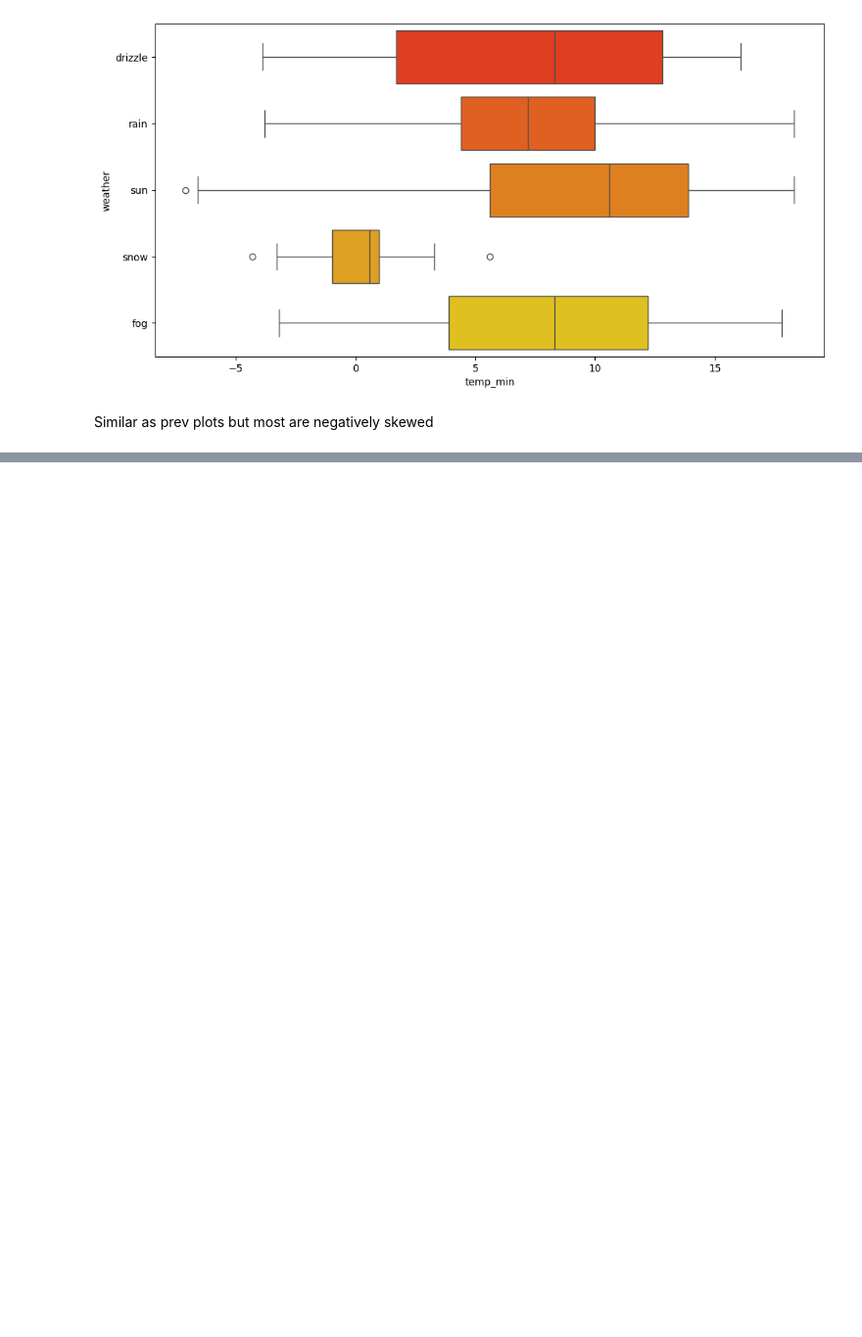
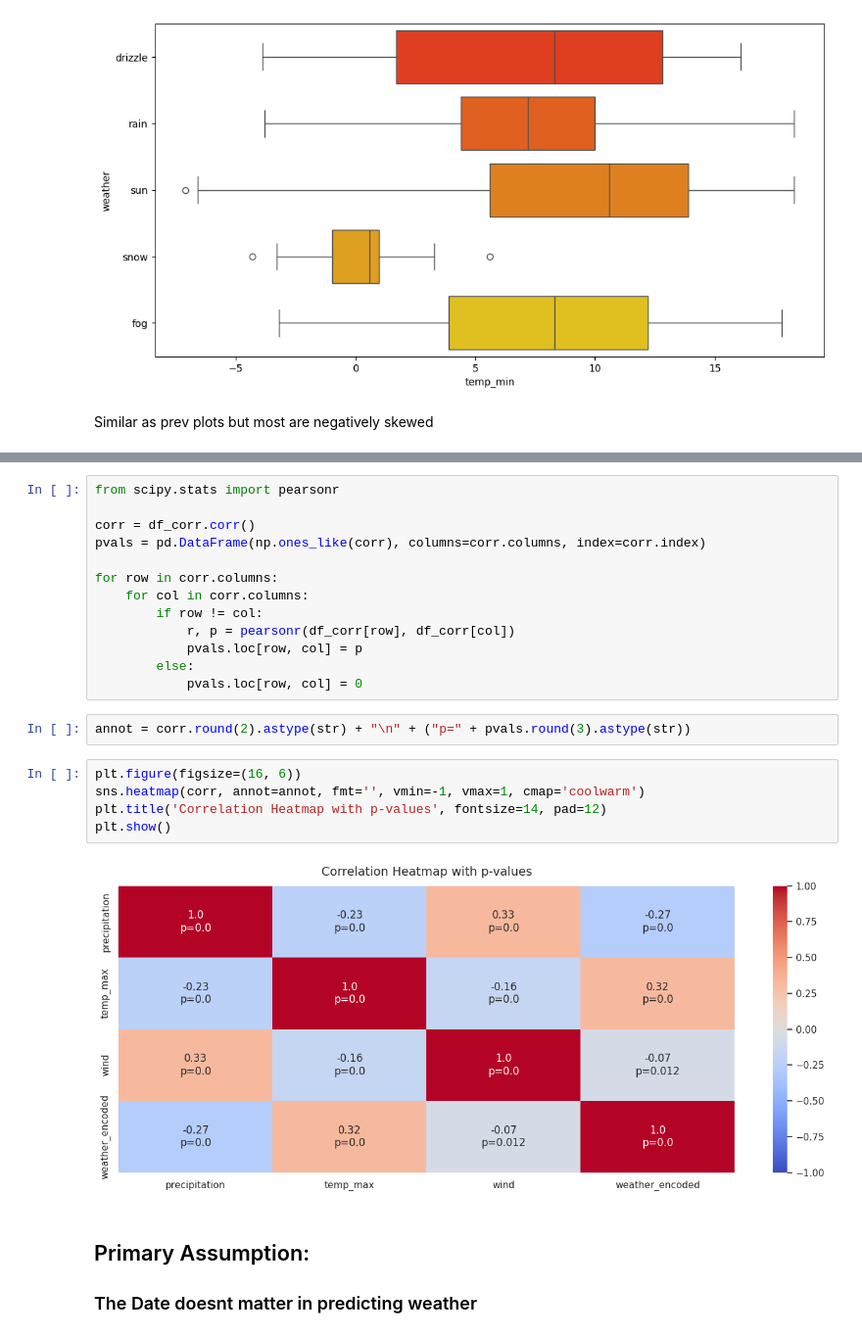
Before and after one commit to KrishBnsl/weather-prediction, a Jupyter notebook: weather_prediction.ipynb, the cells around one changed output, grey strips where cells are left out. Shown at 98% size. Saved outputs shown, nothing was run; the diff lists cells and outputs as text; blank space fills up the shorter version.

```diff
--- a/weather_prediction.ipynb
+++ b/weather_prediction.ipynb
@@ -178,0 +208,26 @@ Similar as prev plots but most are negatively skewed
+# %%
+from scipy.stats import pearsonr
+
+corr = df_corr.corr()
+pvals = pd.DataFrame(np.ones_like(corr), columns=corr.columns, index=corr.index)
+
+for row in corr.columns:
+    for col in corr.columns:
+        if row != col:
+            r, p = pearsonr(df_corr[row], df_corr[col])
+            pvals.loc[row, col] = p
+        else:
+            pvals.loc[row, col] = 0
+# %%
+annot = corr.round(2).astype(str) + "\n" + ("p=" + pvals.round(3).astype(str))
+# %%
+plt.figure(figsize=(16, 6))
+sns.heatmap(corr, annot=annot, fmt='', vmin=-1, vmax=1, cmap='coolwarm')
+plt.title('Correlation Heatmap with p-values', fontsize=14, pad=12)
+plt.show()
+# %% [output]
+[figure, added]
+# %% [markdown]
+## Primary Assumption:
+
+### The Date doesnt matter in predicting weather
```
Also changed, not shown: parts of 12 cells of this notebook.
